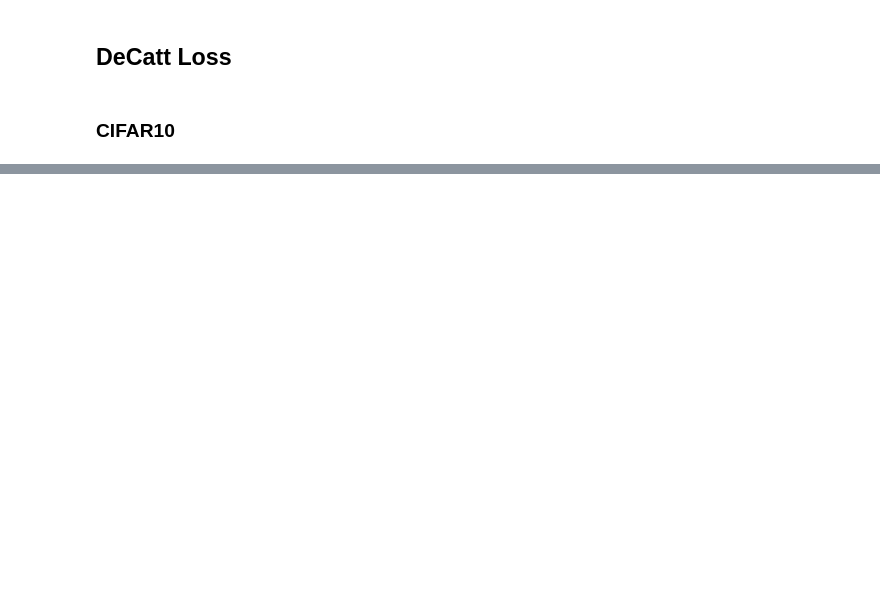
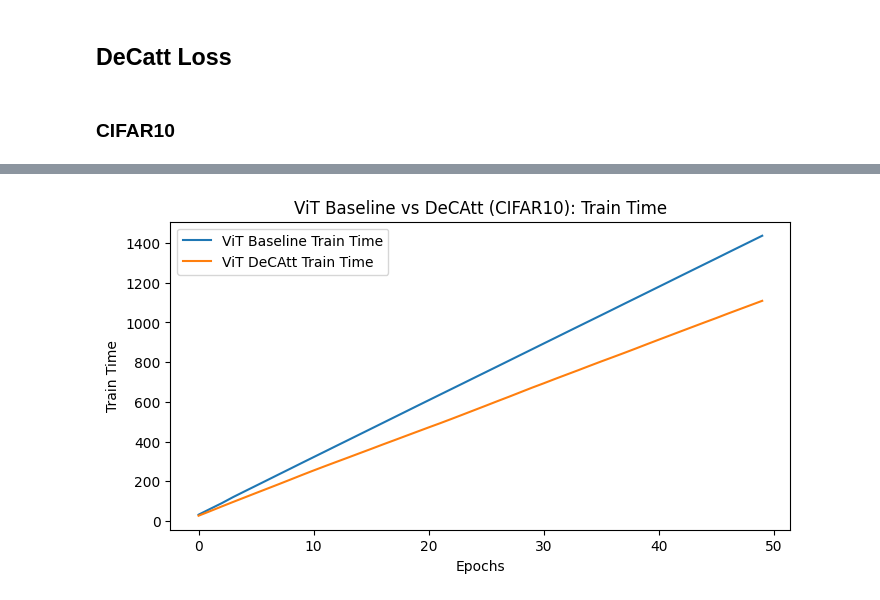
Before and after one commit to SamruddhiLahoti/ViTTrainingOptimizations, a Jupyter notebook: vit-inference.ipynb, the cells around one changed output, grey strips where cells are left out. Cells and saved outputs as stored; diff of their text form; code cells hidden in the pictures; blank space fills up the shorter version.

```diff
--- a/vit-inference.ipynb
+++ b/vit-inference.ipynb
@@ -2,26 +2,49 @@
 import json
 import matplotlib.pyplot as plt
 # %%
-def plot(optimization, baseline_stats, optimization_stats, max_epochs):
+def plot_accuracy(base_path, files, ds):
 
-    plt.figure(figsize=(10, 5))
+    plt.figure(figsize=(8, 4))
 
-    label = {baseline_stats: "ViT Baseline", optimization_stats: f"ViT {optimization}"}
+    label = ["ViT Baseline Train Acc", "ViT DeCAtt Train Acc", "ViT Baseline Val Acc", "ViT DeCAtt Val Acc"]
+    color = ["r", "b", "r", "b"]
+    linestyle = ["--", "--", "-", "-"]
 
-    for filename in [baseline_stats, optimization_stats]:
-        with open(filename, 'r') as file:
+    for i, filename in enumerate(files):
+        with open(f"{base_path}/{filename}", 'r') as file:
             data = json.load(file)
 
-            epoch = sorted([int(i) for i in list(data.keys())])[:max_epochs]
+            epoch = sorted([int(i) for i in list(data.keys())])
             acc = [data[str(i)] for i in epoch]
 
-            plt.plot(epoch, acc, linewidth=1.5, label=label[filename])
+            plt.plot(epoch, acc, color=color[i], linestyle=linestyle[i], linewidth=1, label=label[i])
 
     plt.xlabel('Epochs')
-    plt.ylabel('Train Accuracy')
-    plt.title('ViT-Baseline vs ViT DeCatt')
+    plt.ylabel('Accuracy')
+    plt.title(f'ViT Baseline vs DeCAtt ({ds}): Accuracy')
     plt.legend()
     plt.show()
+
+def plot(base_path, files, stat, ds):
+
+    plt.figure(figsize=(8, 4))
+
+    label = [f"ViT Baseline {stat}", f"ViT DeCAtt {stat}"]
+
+    for i, filename in enumerate(files):
+        with open(f"{base_path}/{filename}", 'r') as file:
+            data = json.load(file)
+
+            epoch = sorted([int(i) for i in list(data.keys())])
+            acc = [data[str(i)] for i in epoch]
+
+            plt.plot(epoch, acc, linewidth=1.5, label=label[i])
+
+    plt.xlabel('Epochs')
+    plt.ylabel(stat)
+    plt.title(f'ViT Baseline vs DeCAtt ({ds}): {stat}')
+    plt.legend()
+    plt.show()
 # %% [markdown]
 ## DeCatt Loss
 # %% [markdown]
@@ -78,0 +61,5 @@ plot("DeCatt", f"stats/old2-decatt/vit_baseline_cifar10_trainloss.txt", f"stats/
+# %%
+files = ["vit_baseline_cifar10_traintime.txt", "vit_decatt_cifar10_traintime.txt"]
+plot("stats", files, "Train Time", "CIFAR10")
+# %% [output]
+[figure, added]
```
Also changed, not shown: parts of 10 cells of this notebook, 23 other files.
